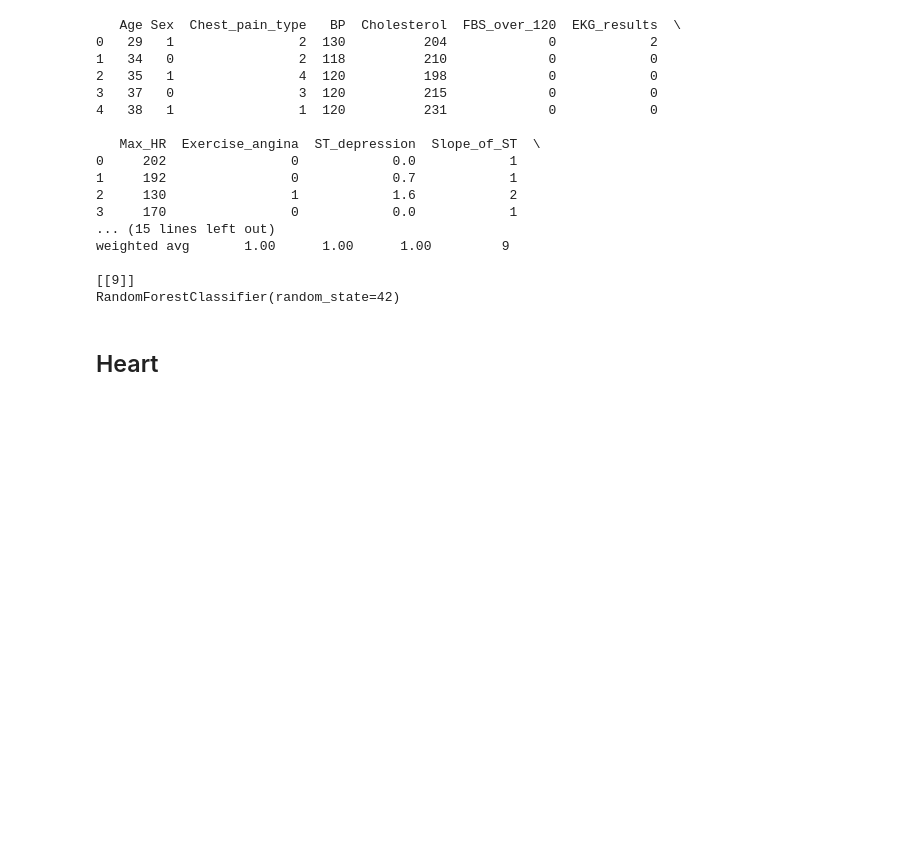
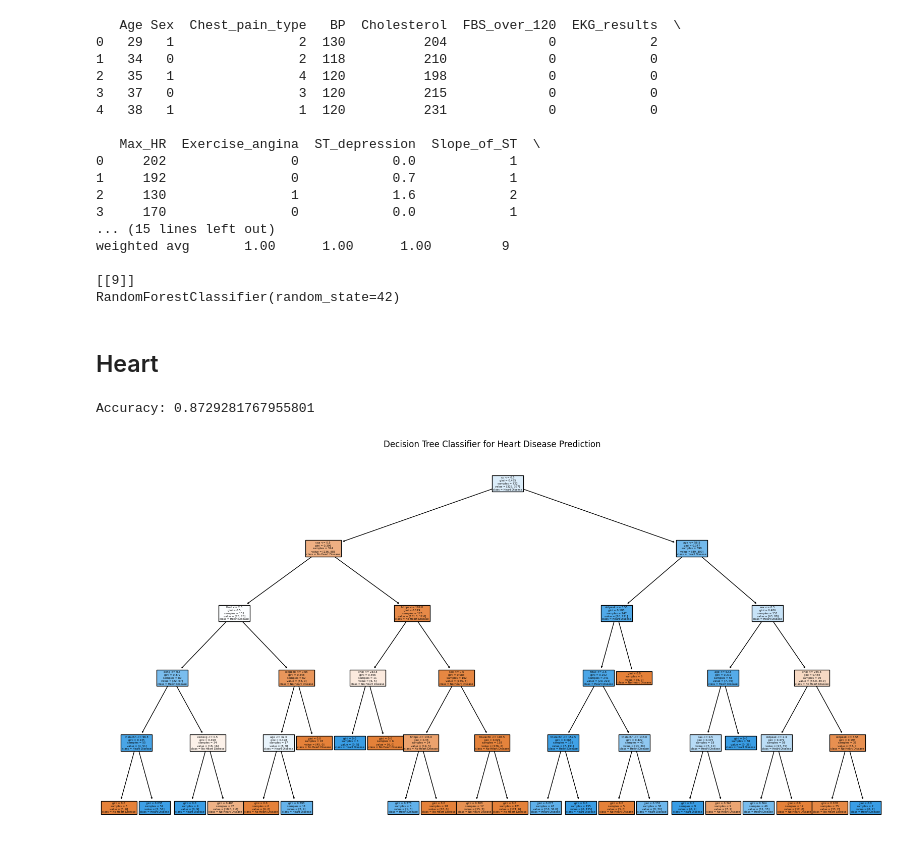
Before and after one commit to callnoah2/Healthcare_Analytics, a Jupyter notebook: code/decisionTree.ipynb, the cells around one changed output. Drawn from its saved outputs; the diff is of its cells as text; code cells hidden in the pictures; blank space fills up the shorter version.

Commit message:
Finished Heart

```diff
--- a/code/decisionTree.ipynb
+++ b/code/decisionTree.ipynb
@@ -334,3 +327,43 @@ weighted avg       1.00      1.00      1.00         9
 RandomForestClassifier(random_state=42)
 # %% [markdown]
 ## Heart
+# %%
+# Connect to MySQL database
+conn = mysql.connector.connect(
+    host="localhost",
+    user="monty",
+    password="sushiSQL",
+    database="HealthCareAnalytics"
+)
+
+# Read data from the MySQL table into a pandas DataFrame
+query = "SELECT * FROM heart"
+df = pd.read_sql(query, conn)
+conn.close()
+
+# Define features (X) and target variable (y)
+X = df.drop('output', axis=1)  # Features are all columns except 'output'
+y = df['output']  # Target variable is 'output'
+
+# Split data into training and testing sets
+X_train, X_test, y_train, y_test = train_test_split(X, y, test_size=0.2, random_state=42)
+
+# Train a decision tree classifier
+model = DecisionTreeClassifier(max_depth=5)  # You can adjust max_depth as needed
+model.fit(X_train, y_train)
+
+# Make predictions using the test data
+y_pred = model.predict(X_test)
+
+# Evaluate the model
+accuracy = accuracy_score(y_test, y_pred)
+print(f"Accuracy: {accuracy}")
+
+# Plot the decision tree
+plt.figure(figsize=(20, 10))
+plot_tree(model, filled=True, feature_names=X.columns, class_names=['No Heart Disease', 'Heart Disease'])
+plt.title("Decision Tree Classifier for Heart Disease Prediction")
+plt.show()
+# %% [output]
+Accuracy: 0.8729281767955801
+[figure, added]
```
Also changed, not shown: parts of 5 cells of this notebook, 4 other files.
